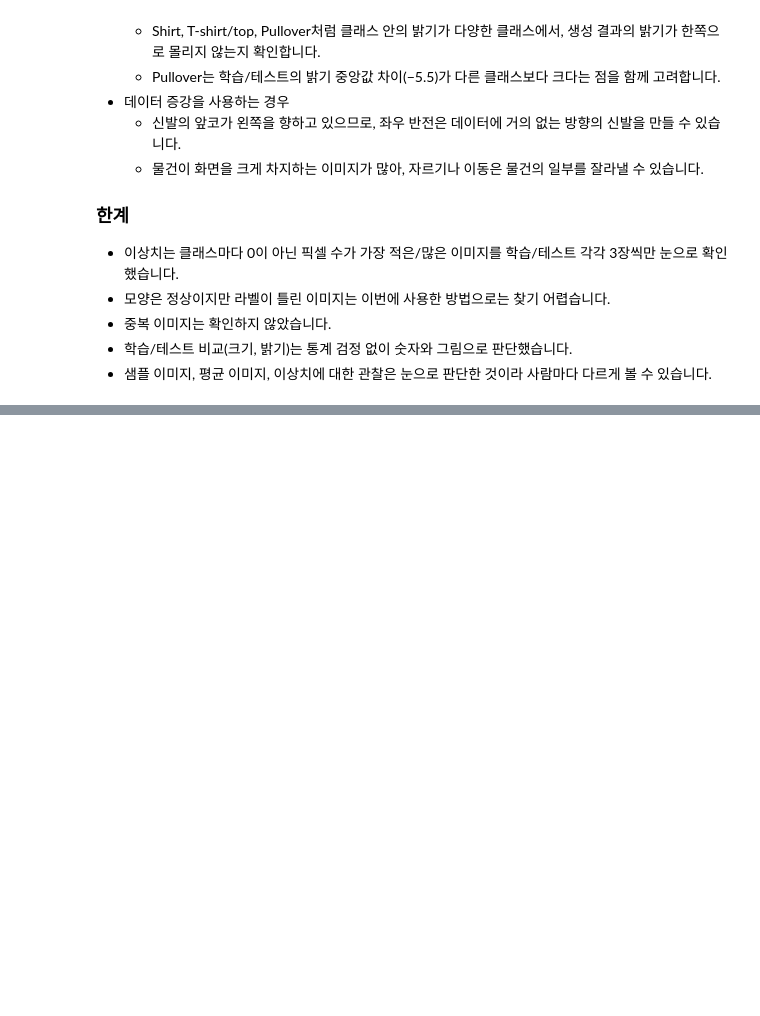
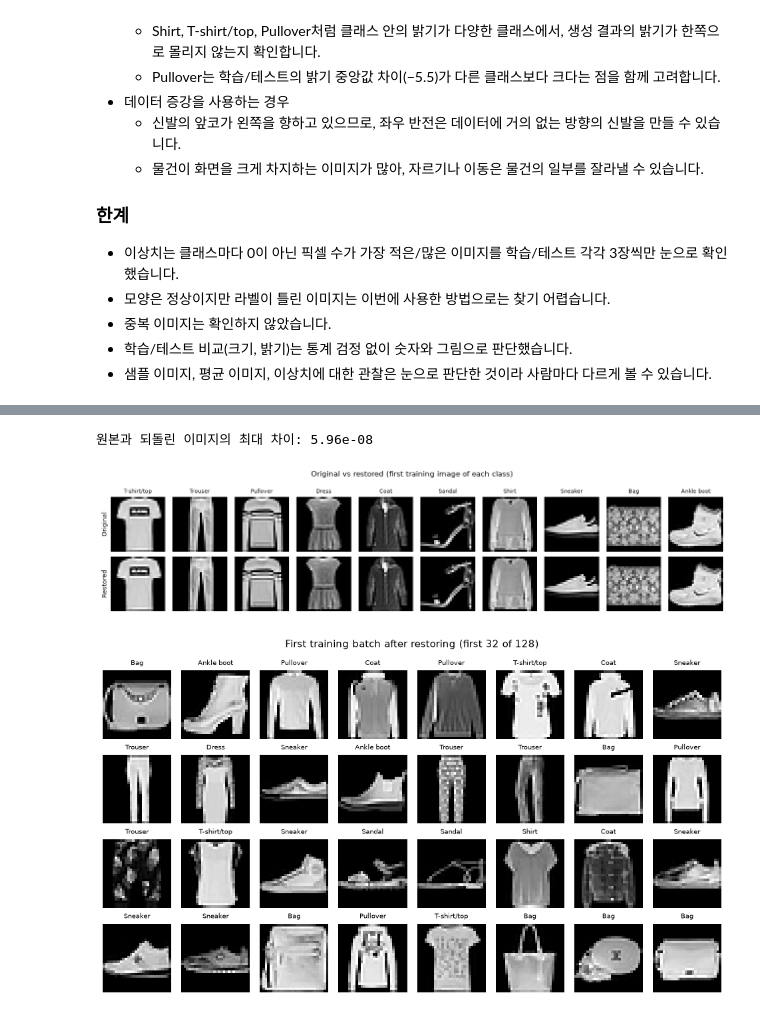
Before and after one commit to raewoo0908/code_it_image_generation, a Jupyter notebook: eda/eda_jaeone.ipynb, the cells around one changed output, grey strips where cells are left out. Saved outputs shown, nothing was run; the diff lists cells and outputs as text; code cells hidden in the pictures; blank space fills up the shorter version.

Commit message:
code: 전처리(픽셀 값 변환, DataLoader, 되돌리기 확인) 추가

```diff
--- a/eda/eda_jaeone.ipynb
+++ b/eda/eda_jaeone.ipynb
@@ -816,0 +1107,54 @@ No  Class          Train    Test    Diff
+# %%
+# 13-1. 되돌리기 함수: -1~1 → 0~1
+#  - (x + 1) / 2 : -1 → 0, 0 → 0.5, 1 → 1
+#  - 이후 생성 이미지(Generator 출력, -1~1)를 그릴 때도 같은 함수를 사용합니다.
+def denormalize(x):
+    """-1~1 범위의 이미지 텐서를 0~1 범위로 되돌립니다."""
+    return (x + 1) / 2
+
+
+# 13-2. 원본과 되돌린 이미지 비교 (클래스마다 첫 번째 이미지 1장씩)
+#  - 원본          : data 속성(0~255 정수) ÷ 255 → 0~1
+#  - 되돌린 이미지 : train_dataset_gan에서 꺼낸 -1~1 이미지 → denormalize → 0~1
+#  - 최대 차이가 0에 매우 가까우면, 전처리와 되돌리기가 서로 정확히 반대 계산이라는 뜻입니다.
+gan_train_labels = train_dataset_gan.targets.numpy()
+first_idx = [int(np.where(gan_train_labels == c)[0][0]) for c in range(num_classes)]   # 클래스마다 첫 번째 이미지 위치
+
+original = train_dataset_gan.data[first_idx].float() / 255                                    # (10, 28, 28), 0~1
+restored = torch.stack([denormalize(train_dataset_gan[i][0]) for i in first_idx]).squeeze(1)   # (10, 28, 28), 0~1
+print(f"원본과 되돌린 이미지의 최대 차이: {(original - restored).abs().max().item():.2e}")
+
+fig, axes = plt.subplots(2, num_classes, figsize=(num_classes * 1.3, 3.2))
+for col in range(num_classes):
+    for row, imgs in enumerate([original, restored]):
+        ax = axes[row, col]
+        ax.imshow(imgs[col].numpy(), cmap="gray", vmin=0, vmax=1)   # 표시 범위 0~1로 고정
+        ax.set_xticks([])
+        ax.set_yticks([])
+        for spine in ax.spines.values():
+            spine.set_visible(False)
+    axes[0, col].set_title(class_names[col], fontsize=8)
+axes[0, 0].set_ylabel("Original", fontsize=9)
+axes[1, 0].set_ylabel("Restored", fontsize=9)
+fig.suptitle("Original vs restored (first training image of each class)", fontsize=11)
+plt.tight_layout()
+plt.show()
+
+# 13-3. DataLoader 묶음 이미지를 되돌려서 그리기 (앞 32장, 4줄 x 8칸)
+#  - batch_images, batch_labels: '12. 전처리: DataLoader 구성'의 12-4에서 꺼낸 첫 번째 학습 묶음
+N_ROWS, N_COLS = 4, 8
+fig, axes = plt.subplots(N_ROWS, N_COLS, figsize=(N_COLS * 1.2, N_ROWS * 1.4))
+for k, ax in enumerate(axes.flat):   # axes.flat: 4x8 칸을 왼쪽 위부터 차례대로 하나씩 꺼냄
+    ax.imshow(denormalize(batch_images[k, 0]).numpy(), cmap="gray", vmin=0, vmax=1)
+    ax.set_title(class_names[batch_labels[k].item()], fontsize=7)   # 이 이미지의 라벨 (클래스 이름)
+    ax.set_xticks([])
+    ax.set_yticks([])
+    for spine in ax.spines.values():
+        spine.set_visible(False)
+fig.suptitle(f"First training batch after restoring (first {N_ROWS * N_COLS} of {BATCH_SIZE})", fontsize=11)
+plt.tight_layout()
+plt.show()
+# %% [output]
+원본과 되돌린 이미지의 최대 차이: 5.96e-08
+[figure, added]
+[figure, added]
```
Also changed, not shown: parts of 11 cells of this notebook.
